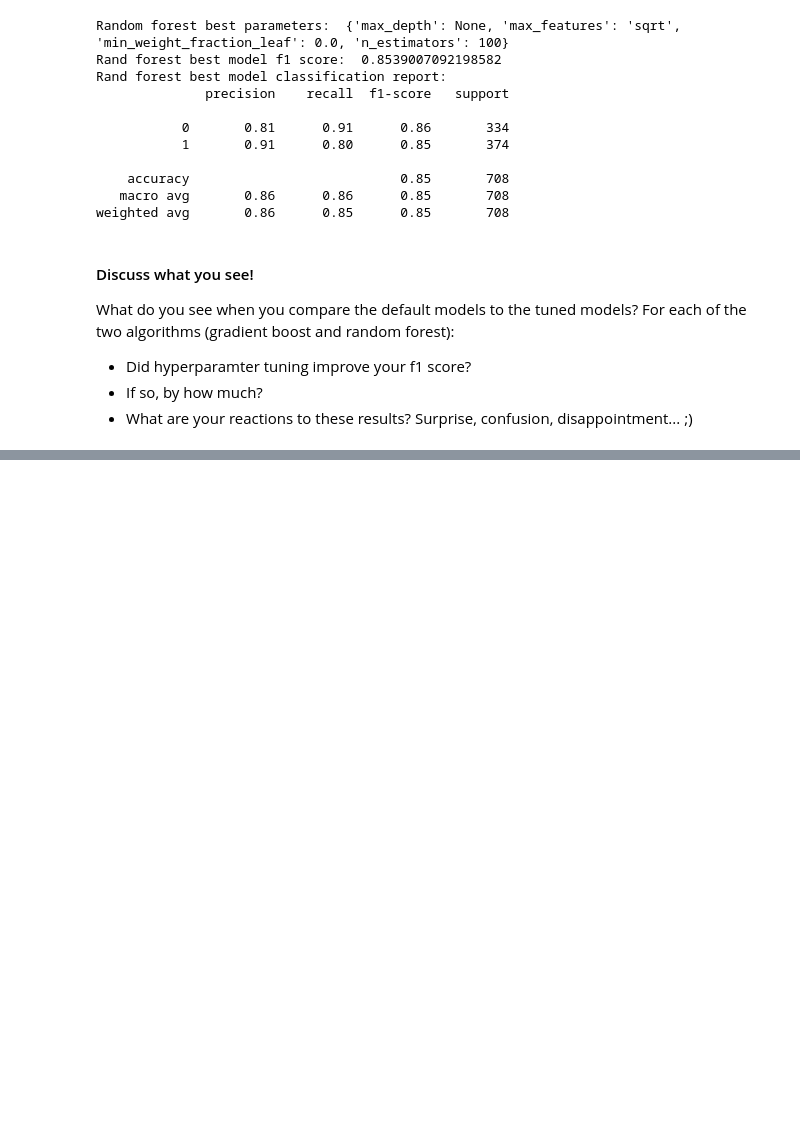
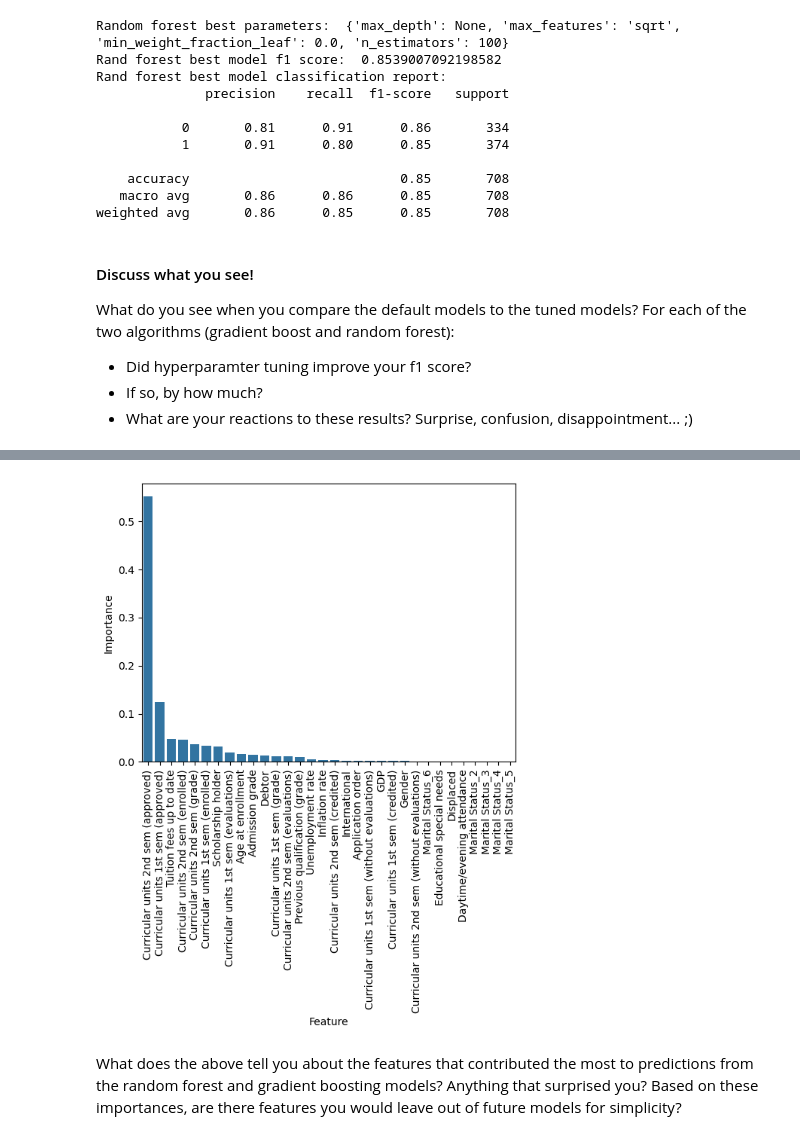
Before and after one commit to tarachiatovich/zero_to_ai_sdp_2025, a Jupyter notebook: zero_to_ai_predict_categories.ipynb, the cells around one changed output, grey strips where cells are left out. Saved outputs shown, nothing was run; the diff lists cells and outputs as text; code cells hidden in the pictures; blank space fills up the shorter version.

```diff
--- a/zero_to_ai_predict_categories.ipynb
+++ b/zero_to_ai_predict_categories.ipynb
@@ -327,0 +352,20 @@ What do you see when you compare the default models to the tuned models? For eac
+# %%
+# Boosting model feature importances
+grad_boost_importances = best_model_grad_boost.feature_importances_
+grad_boost_importances_df = pd.DataFrame({
+    'Feature': X_train.columns,
+    'Importance': grad_boost_importances
+}).sort_values(
+    axis=0,
+    by='Importance',
+    ascending=False
+)
+# %%
+# Creating the data viz
+g_boost = sns.barplot(grad_boost_importances_df, x='Feature', y='Importance')
+# Rotating the labels for readability
+g_boost.tick_params(axis='x', rotation=90)
+# %% [output]
+[figure, added]
+# %% [markdown]
+What does the above tell you about the features that contributed the most to predictions from the random forest and gradient boosting models? Anything that surprised you? Based on these importances, are there features you would leave out of future models for simplicity?
```
Also changed, not shown: parts of 4 cells of this notebook, 1 other file.
